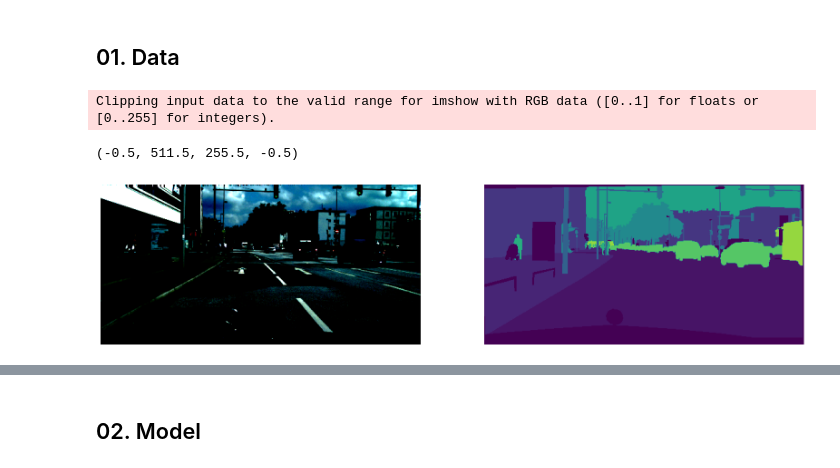
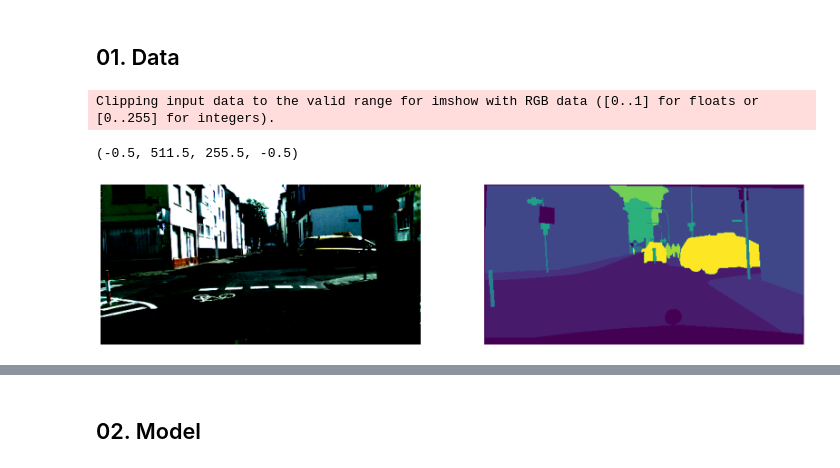
Before and after one commit to geripapp17/u-net_cityscapes, a Jupyter notebook: notebooks/unet_paper_replication.ipynb, the cells around one changed output, grey strips where cells are left out. Cells and saved outputs as stored; diff of their text form; code cells hidden in the pictures.

```diff
--- a/notebooks/unet_paper_replication.ipynb
+++ b/notebooks/unet_paper_replication.ipynb
@@ -46,7 +45,7 @@ print(f"Device: {device}")
 # %% [output]
 Device: cuda
 # %%
-BATCH_SIZE = 16
+BATCH_SIZE = 4
 IMAGE_SIZE = (256, 512)
 TRAIN_SPLIT = 0.7
 NUM_WORKERS = 2
@@ -58,7 +57,6 @@ SEED = 42
 import albumentations as A
 from albumentations.pytorch import ToTensorV2
 
-import src.data.transforms as transforms_custom
 from src.data.dataset import DATASET_NAME
 from src.data.dataloader import get_dataloaders
 
@@ -82,7 +80,7 @@ transform_test = A.Compose(
     ]
 )
 
-train_dataloader, test_dataloader = get_dataloaders(
+train_dataloader, test_dataloader, num_classes = get_dataloaders(
     dataset=DATASET_NAME.CITYSCAPES,
     root=Path("/home/geri/projects/machine_learning/datasets/cityscapes"),
     batch_size=BATCH_SIZE,
@@ -93,21 +91,21 @@ train_dataloader, test_dataloader = get_dataloaders(
 # %%
 import matplotlib.pyplot as plt
 
-img, target = next(iter(train_dataloader))
+img, target = next(iter(test_dataloader))
 
 fig = plt.figure(figsize=(20, 30))
 
 fig.add_subplot(1, 2, 1)
 plt.imshow(img[0].permute(1, 2, 0))
 plt.axis(False)
 
 fig.add_subplot(1, 2, 2)
 plt.imshow(target[0])
 plt.axis(False)
 # %% [output]
 Clipping input data to the valid range for imshow with RGB data ([0..1] for floats or [0..255] for integers).
 (-0.5, 511.5, 255.5, -0.5)
-[figure, old version]
+[figure, new version]
 # %%
 import numpy as np
 
```
Also changed, not shown: parts of 7 cells of this notebook, 5 other files.
